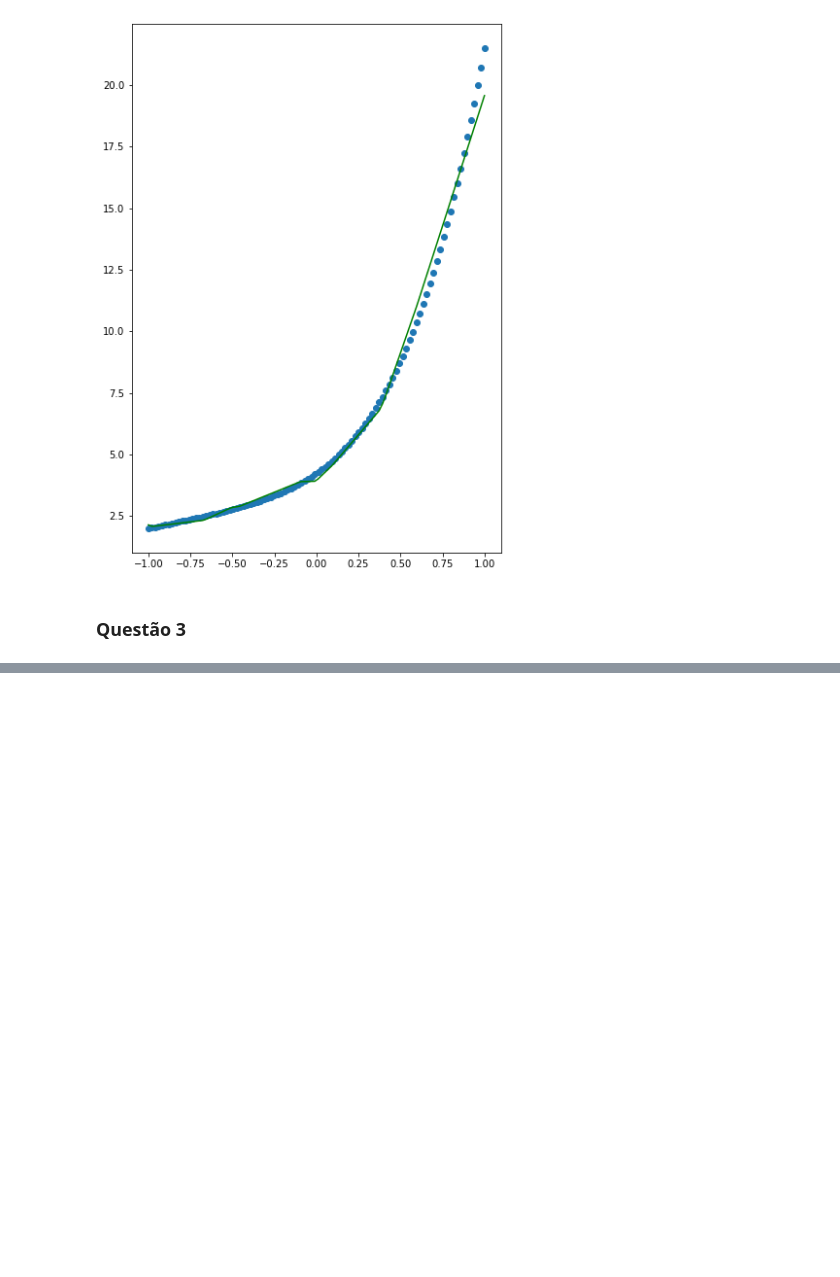
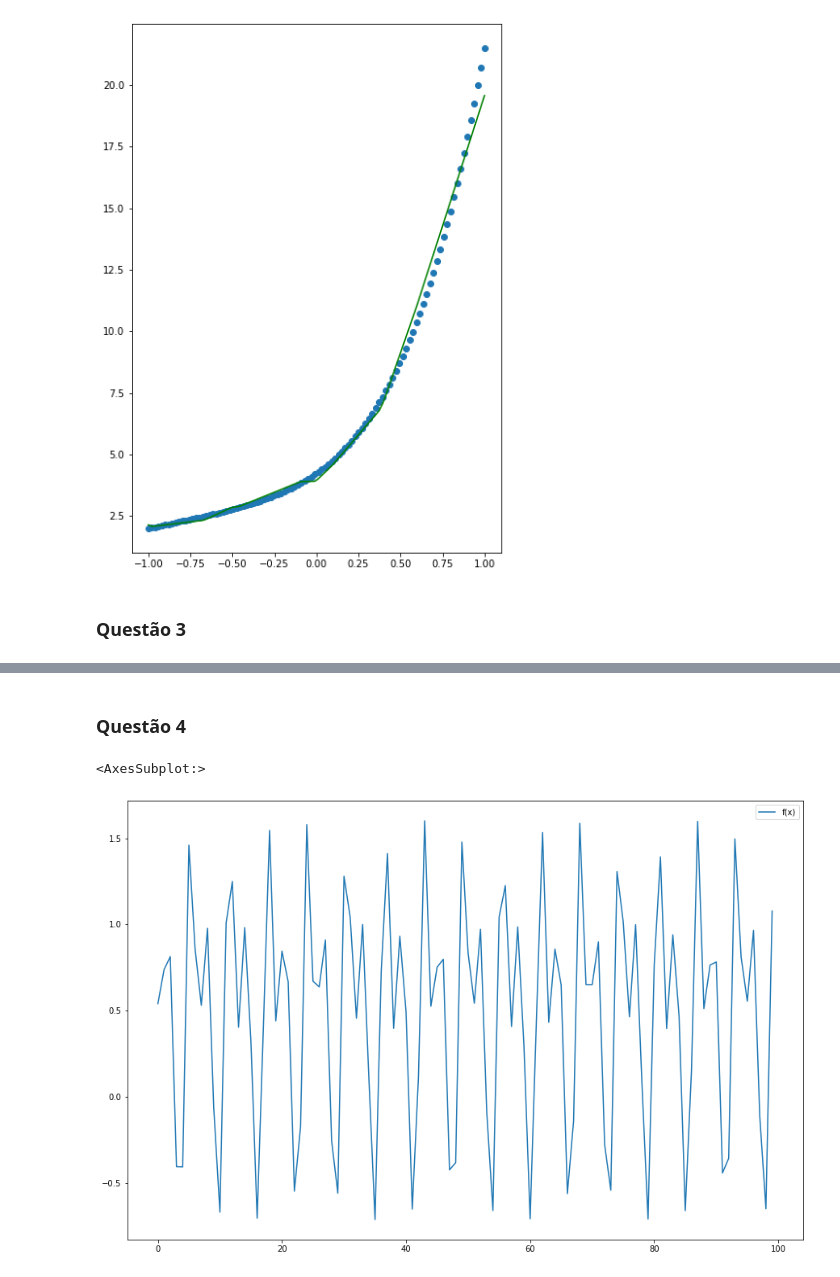
Before and after one commit to gregorylira/Deep-Learning, a Jupyter notebook: Atividade1/Main.ipynb, the cells around one changed output, grey strips where cells are left out. Cells and saved outputs as stored; diff of their text form; code cells hidden in the pictures; blank space fills up the shorter version.

```diff
--- a/Atividade1/Main.ipynb
+++ b/Atividade1/Main.ipynb
@@ -556,0 +626,12 @@ array([ 0.43514965, -0.2175382 ])
+# %% [markdown]
+### Questão 4
+# %%
+x = np.arange(0,100)
+# x = np.arange(0,100)
+y = np.sin(x)**2 + np.cos(x + np.cos(x))
+data = pd.DataFrame(y, index=x, columns=["f(x)"])
+# %%
+data.plot(figsize=(15,10))
+# %% [output]
+<AxesSubplot:>
+[figure, added]
```
Also changed, not shown: parts of 28 cells of this notebook, 2 other files.
